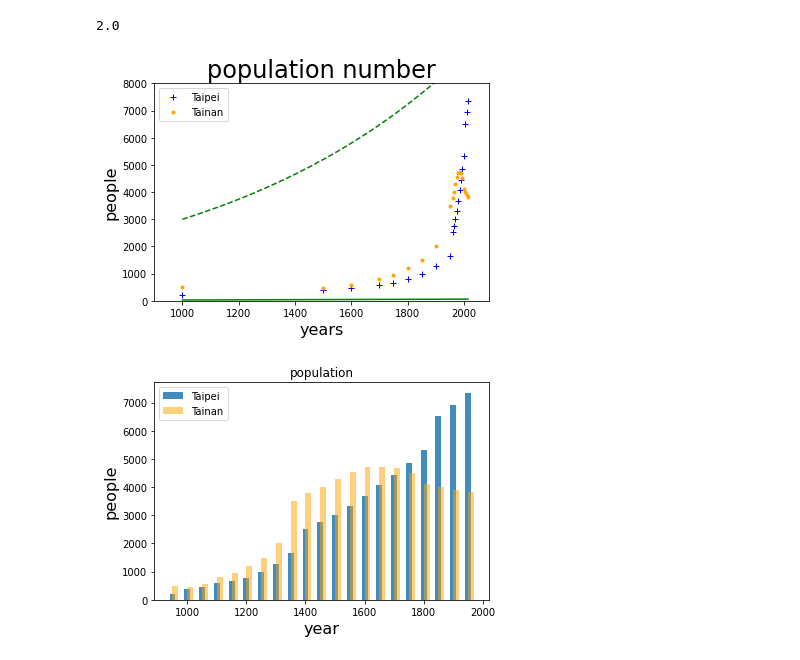
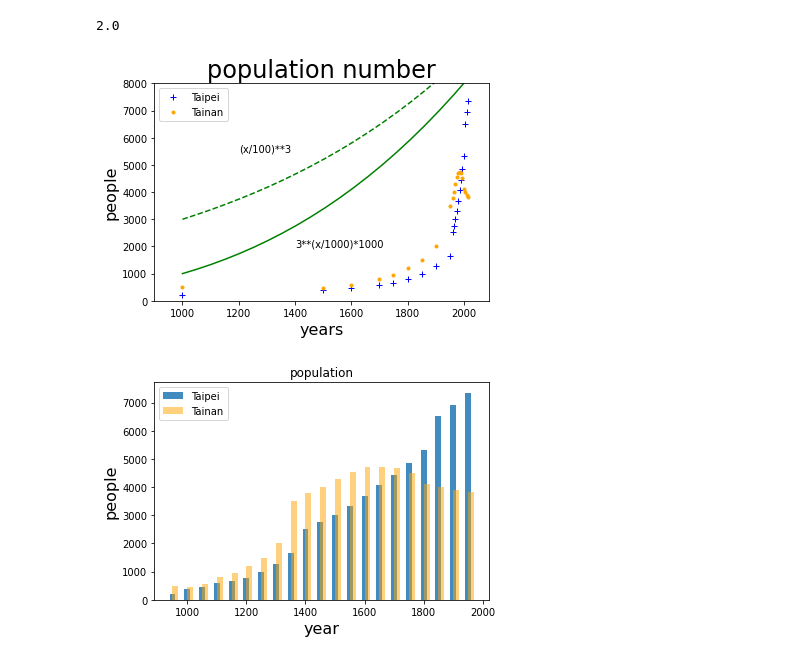
Before and after one commit to andylee-me/HW11, a Jupyter notebook: HW11_圖表.ipynb, the cells around one changed output. Saved outputs shown, nothing was run; the diff lists cells and outputs as text; code cells hidden in the pictures.

```diff
--- a/HW11_圖表.ipynb
+++ b/HW11_圖表.ipynb
@@ -23,19 +23,21 @@ peo_2.pop(0)
 # %%
 import matplotlib.pyplot as plt
 import numpy as np
 plt.plot(year,peo_1,"+b",label='Taipei') #畫線
 plt.plot(year,peo_2,".",color="orange",label='Tainan') #畫線
 x = np.linspace(year[0], year[-1],21)
-plt.plot(x,(x/100)*3,"g")
+plt.plot(x,(x/100)**3,"g")
 plt.plot(x,3**(x/1000)*1000,"--g")
 plt.axis([900,2090,0,8000])
 plt.title("population number", fontsize=24) #圖表標題
 plt.xlabel("years", fontsize=16) #x軸標題
 plt.ylabel("people", fontsize=16) #y軸標題
+plt.text(1400, 2000, '3**(x/1000)*1000')
+plt.text(1200, 5500, '(x/100)**3')
 plt.legend()
 plt.show() #顯示繪製的圖形
 # %% [output]
-[figure, old version]
+[figure, new version]
 # %%
 import matplotlib.pyplot as plt
 
```
